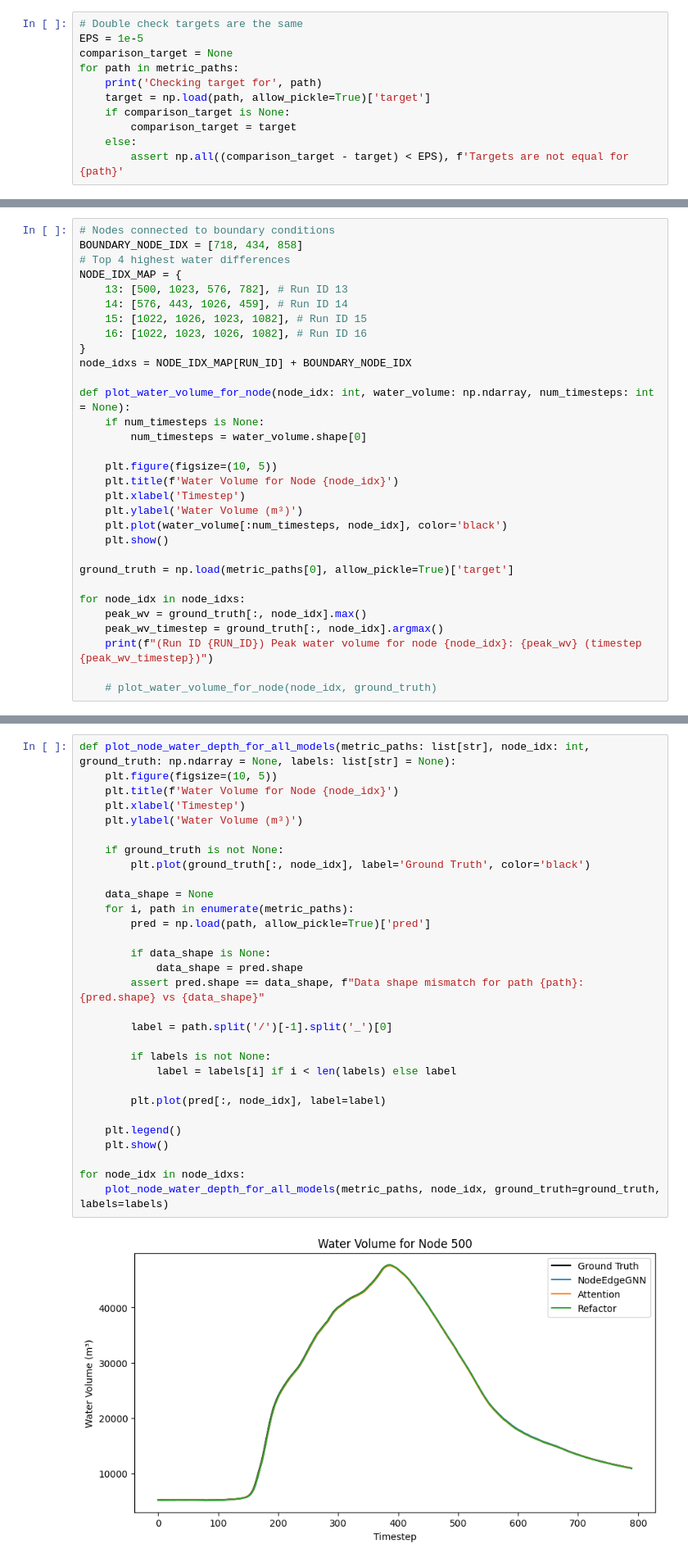
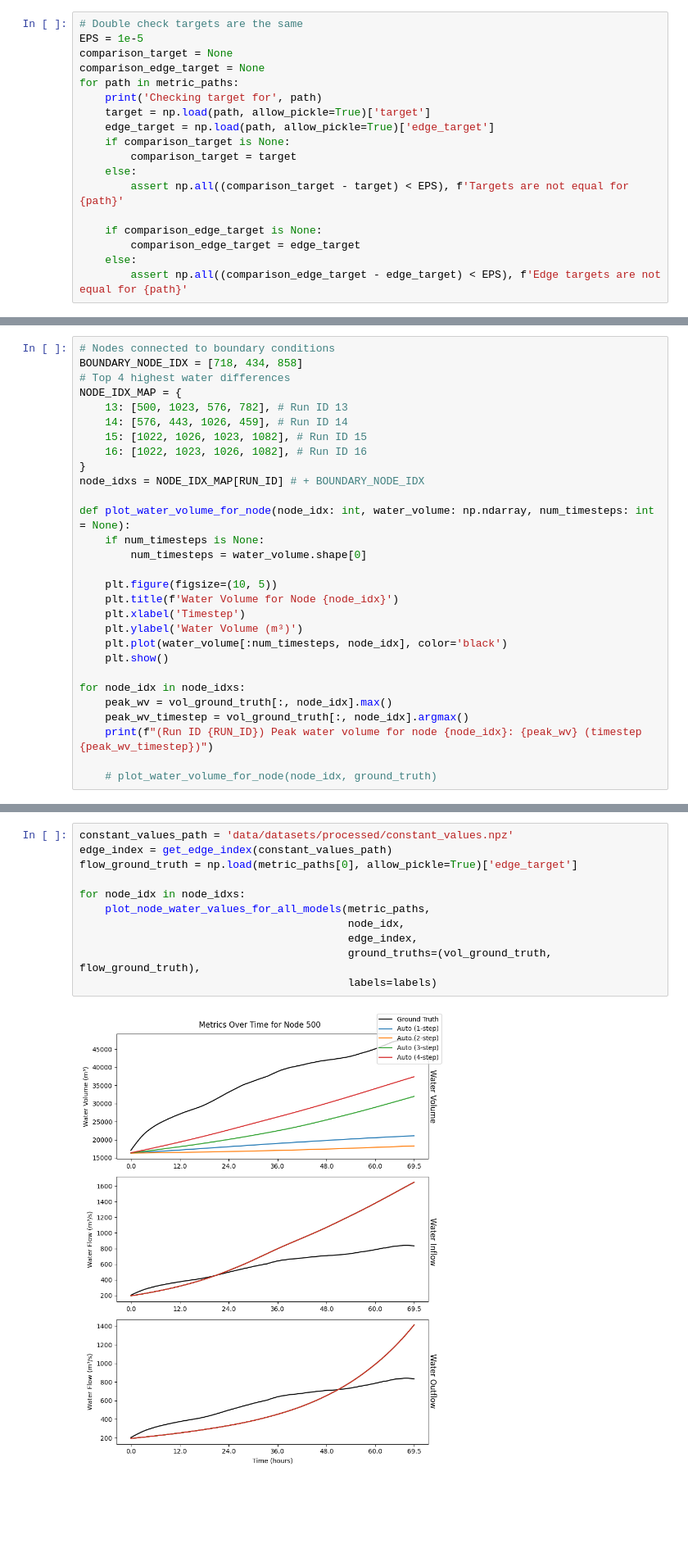
Before and after one commit to acostacos/dual_flood_gnn, a Jupyter notebook: view_results.ipynb, the cells around one changed output, grey strips where cells are left out. Shown at 82% size. Cells and saved outputs as stored; diff of their text form; blank space fills up the shorter version.

Commit message:
Add updated results for autoregressive testing; Update metric computation for model

```diff
--- a/view_results.ipynb
+++ b/view_results.ipynb
@@ -227,11 +230,18 @@ labels = ['Supervised', 'Autoregressive (2 steps)', 'Autoregressive (3 steps)',
 # Double check targets are the same
 EPS = 1e-5
 comparison_target = None
+comparison_edge_target = None
 for path in metric_paths:
     print('Checking target for', path)
     target = np.load(path, allow_pickle=True)['target']
+    edge_target = np.load(path, allow_pickle=True)['edge_target']
     if comparison_target is None:
         comparison_target = target
     else:
         assert np.all((comparison_target - target) < EPS), f'Targets are not equal for {path}'
+
+    if comparison_edge_target is None:
+        comparison_edge_target = edge_target
+    else:
+        assert np.all((comparison_edge_target - edge_target) < EPS), f'Edge targets are not equal for {path}'
 # %% [output]
@@ -426,7 +415,7 @@ NODE_IDX_MAP = {
     15: [1022, 1026, 1023, 1082], # Run ID 15
     16: [1022, 1023, 1026, 1082], # Run ID 16
 }
-node_idxs = NODE_IDX_MAP[RUN_ID] + BOUNDARY_NODE_IDX
+node_idxs = NODE_IDX_MAP[RUN_ID] # + BOUNDARY_NODE_IDX
 
 def plot_water_volume_for_node(node_idx: int, water_volume: np.ndarray, num_timesteps: int = None):
     if num_timesteps is None:
@@ -439,11 +428,9 @@ def plot_water_volume_for_node(node_idx: int, water_volume: np.ndarray, num_time
     plt.plot(water_volume[:num_timesteps, node_idx], color='black')
     plt.show()
 
-ground_truth = np.load(metric_paths[0], allow_pickle=True)['target']
-
 for node_idx in node_idxs:
-    peak_wv = ground_truth[:, node_idx].max()
-    peak_wv_timestep = ground_truth[:, node_idx].argmax()
+    peak_wv = vol_ground_truth[:, node_idx].max()
+    peak_wv_timestep = vol_ground_truth[:, node_idx].argmax()
     print(f"(Run ID {RUN_ID}) Peak water volume for node {node_idx}: {peak_wv} (timestep {peak_wv_timestep})")
 
     # plot_water_volume_for_node(node_idx, ground_truth)
@@ -458,32 +542,13 @@ for node_idx in node_idxs:
 # %%
-def plot_node_water_depth_for_all_models(metric_paths: list[str], node_idx: int, ground_truth: np.ndarray = None, labels: list[str] = None):
-    plt.figure(figsize=(10, 5))
-    plt.title(f'Water Volume for Node {node_idx}')
-    plt.xlabel('Timestep')
-    plt.ylabel('Water Volume (m³)')
-
-    if ground_truth is not None:
-        plt.plot(ground_truth[:, node_idx], label='Ground Truth', color='black')
-
-    data_shape = None
-    for i, path in enumerate(metric_paths):
-        pred = np.load(path, allow_pickle=True)['pred']
-
-        if data_shape is None:
-            data_shape = pred.shape
-        assert pred.shape == data_shape, f"Data shape mismatch for path {path}: {pred.shape} vs {data_shape}"
-
-        label = path.split('/')[-1].split('_')[0]
-
-        if labels is not None:
-            label = labels[i] if i < len(labels) else label
-
-        plt.plot(pred[:, node_idx], label=label)
-
-    plt.legend()
-    plt.show()
+constant_values_path = 'data/datasets/processed/constant_values.npz'
+edge_index = get_edge_index(constant_values_path)
+flow_ground_truth = np.load(metric_paths[0], allow_pickle=True)['edge_target']
 
 for node_idx in node_idxs:
-    plot_node_water_depth_for_all_models(metric_paths, node_idx, ground_truth=ground_truth, labels=labels)
+    plot_node_water_values_for_all_models(metric_paths,
+                                          node_idx,
+                                          edge_index,
+                                          ground_truths=(vol_ground_truth, flow_ground_truth),
+                                          labels=labels)
 # %% [output]
-[figure, old version]
+[figure, new version]
```
Also changed, not shown: parts of 20 cells of this notebook, 9 other files.
